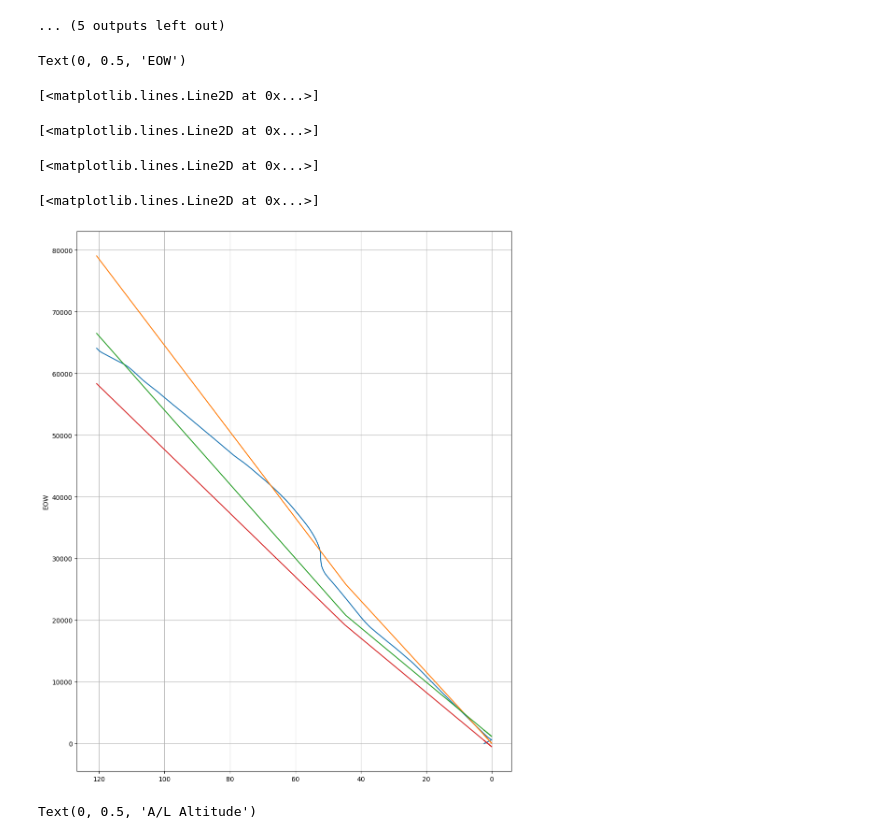
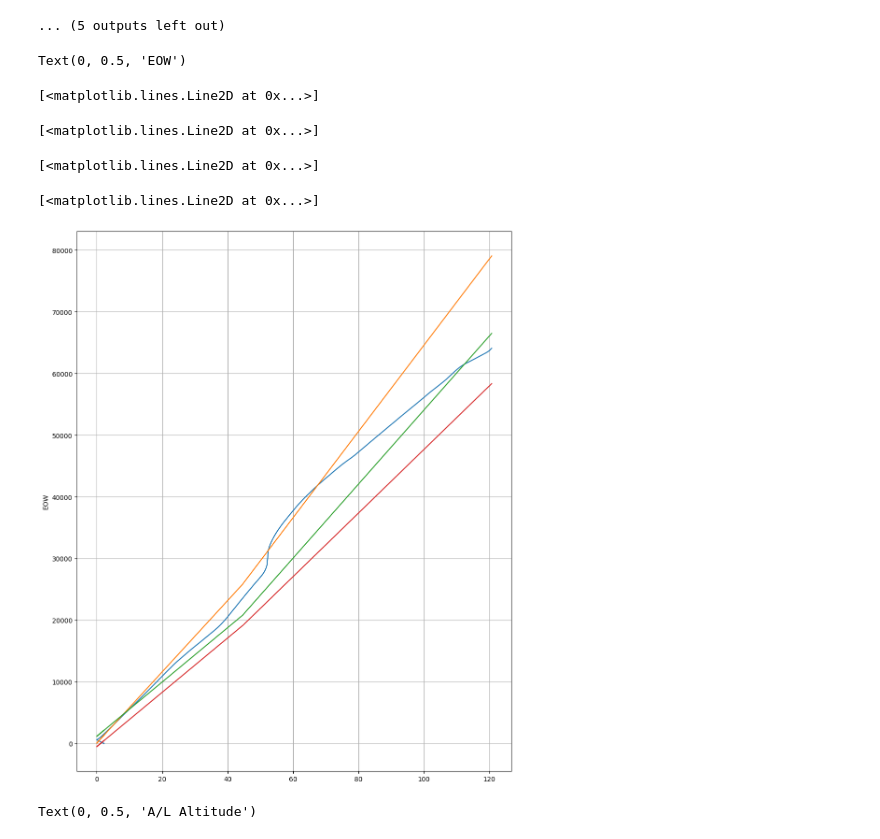
Before and after one commit to giuliodondi/kOS-Shuttle-OPS3, a Jupyter notebook: Ships/Script/Shuttle_OPS3/LOGS/ops3_log.ipynb, the cells around one changed output. Cells and saved outputs as stored; diff of their text form; code cells hidden in the pictures.

```diff
--- a/Ships/Script/Shuttle_OPS3/LOGS/ops3_log.ipynb
+++ b/Ships/Script/Shuttle_OPS3/LOGS/ops3_log.ipynb
@@ -325,35 +321,34 @@ ali_range = a_l_data.iloc[0]['range']
 drpred = (taem_data['range'] - ali_range)*1000*mt2ft
 
 
 en2 = [en2_(r)/mt2ft for r in drpred]
 emep2 = [emep2_(r)/mt2ft for r in drpred]
 es2 = [es2_(r)/mt2ft for r in drpred]
 
 
 
 
 fig, ax = plt.subplots(nrows=1, ncols=1, figsize=(12, 15))
 
 plt_ = ax
 
 plt_.set_ylabel('EOW')
 plt_.grid()
 
 
-plt_.invert_xaxis()
 
 
 plt_.plot(taem_data['range'], taem_data['eow'])
 plt_.plot(taem_data['range'], es2)
 plt_.plot(taem_data['range'], en2)
 plt_.plot(taem_data['range'], emep2)
 # %% [output]
 Text(0, 0.5, 'EOW')
 [<matplotlib.lines.Line2D at 0x...>]
 [<matplotlib.lines.Line2D at 0x...>]
 [<matplotlib.lines.Line2D at 0x...>]
 [<matplotlib.lines.Line2D at 0x...>]
-[figure, old version]
+[figure, new version]
 # %%
 
 fig, ax = plt.subplots(nrows=1, ncols=1, figsize=(12, 15))
```
Also changed, not shown: parts of 1 cell of this notebook, 2 other files.
